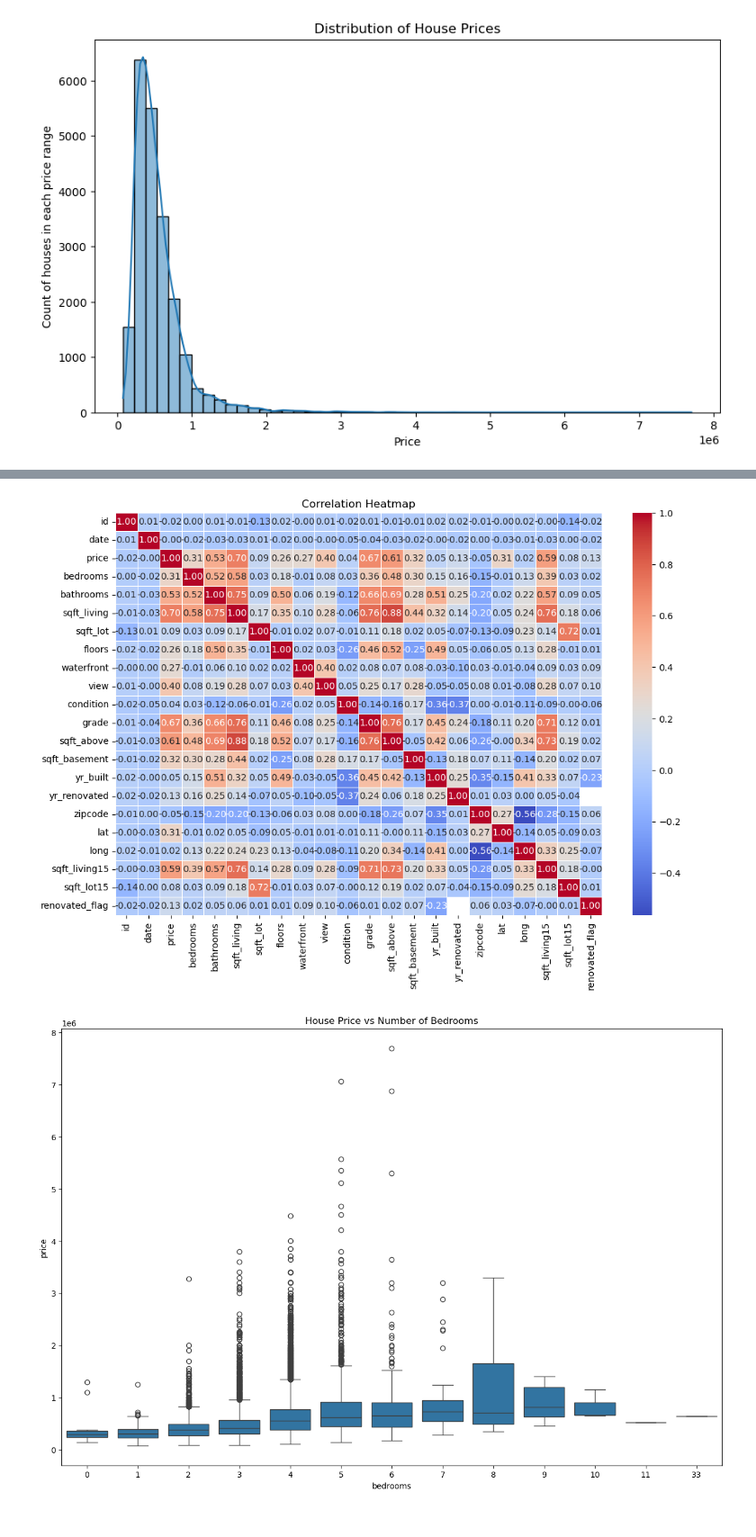
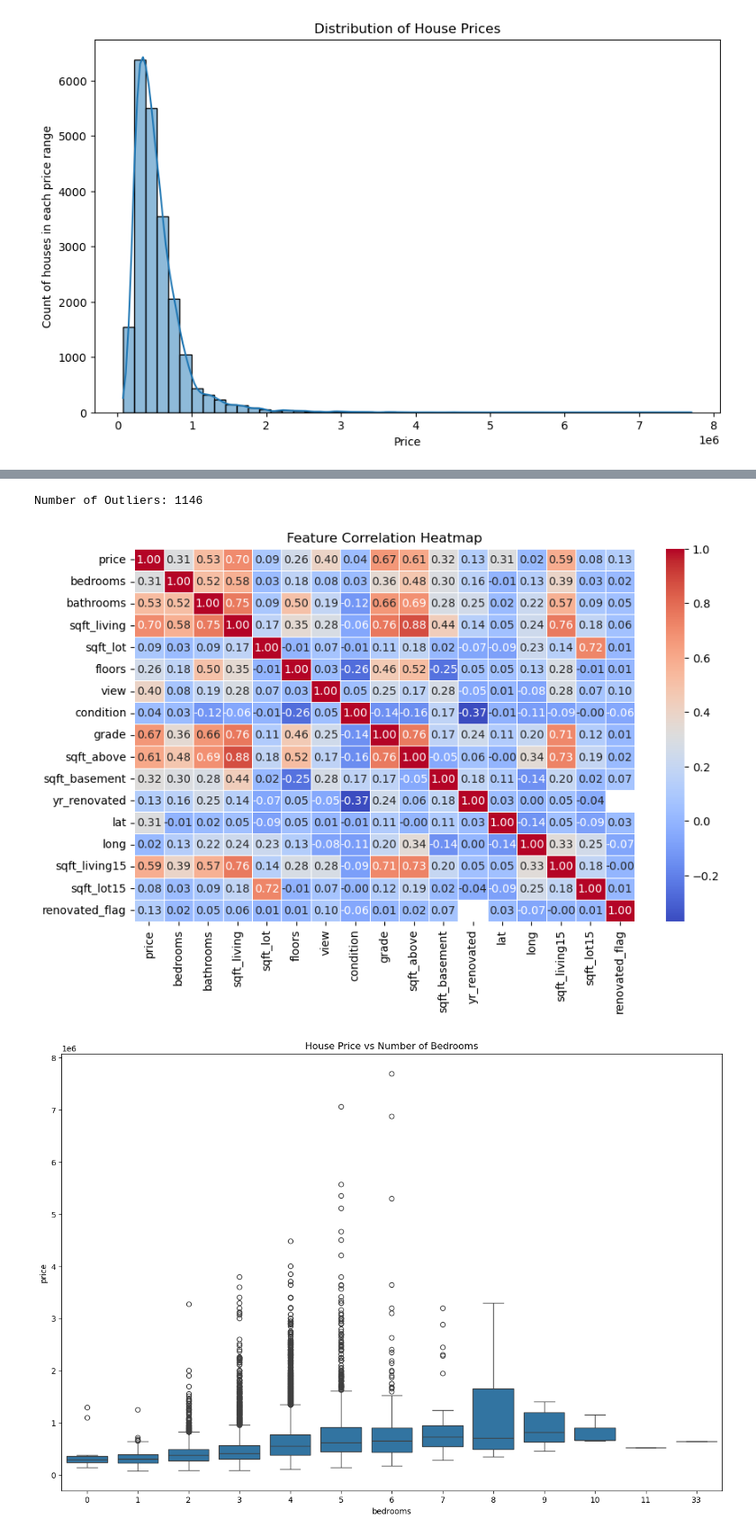
Before and after one commit to Aarabishan/PDS_Portfolio, a Jupyter notebook: Portfolio_Complete_Analysis.ipynb, the cells around one changed output, grey strips where cells are left out. Shown: that part at 90% size. Drawn from its saved outputs; the diff is of its cells as text; code cells hidden in the pictures.

```diff
--- a/Portfolio_Complete_Analysis.ipynb
+++ b/Portfolio_Complete_Analysis.ipynb
@@ -185,3 +185,7 @@ dtype: object
 
 # Verify the changes
 #print(df.dtypes)
+# %%
+# Drop ID Column
+df.drop(columns=["id"], inplace=True)
+print("Dropping ID column")
@@ -236,11 +250,29 @@ plt.show()
+# %%
+# Calculating Q1 (25th percentile) and Q3 (75th percentile)
+Q1 = df['price'].quantile(0.25)
+Q3 = df['price'].quantile(0.75)
+
+# Computing the Interquartile Range (IQR)
+IQR = Q3 - Q1
+
+# Defining outlier boundaries
+lower_bound = Q1 - 1.5 * IQR
+upper_bound = Q3 + 1.5 * IQR
+
+# Identify outliers
+outliers = df[(df['price'] < lower_bound) | (df['price'] > upper_bound)]
+
+print("Number of Outliers:", outliers.shape[0])
+# %% [output]
+Number of Outliers: 1146
 # %%
-#Correlation heatmap
-plt.figure(figsize=(12,8))
-sns.heatmap(df.corr(), annot=True, cmap="coolwarm", fmt=".2f", linewidths=0.5)
-plt.title("Correlation Heatmap")
+# Heatmap for Feature Correlations
+plt.figure(figsize=(10, 6))
+sns.heatmap(df.corr(numeric_only=True), annot=True, cmap='coolwarm', fmt=".2f", linewidths=0.5)
+plt.title("Feature Correlation Heatmap")
 plt.show()
 # %% [output]
-[figure, old version]
+[figure, new version]
 # %%
 #identify relationship between price and no.of. bedrooms and bathrooms
 plt.figure(figsize=(15,10))
```
Also changed, not shown: parts of 3 cells of this notebook.
